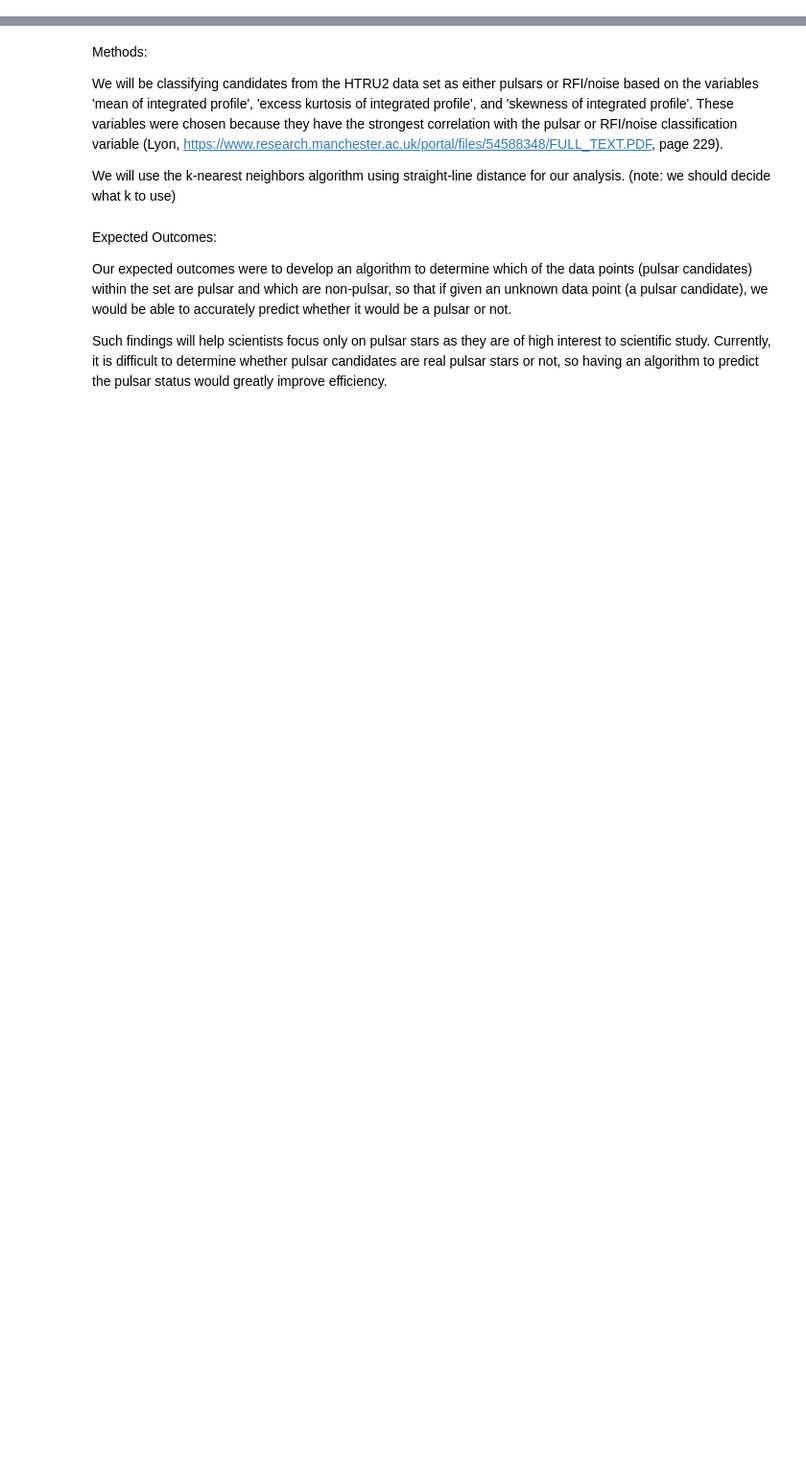
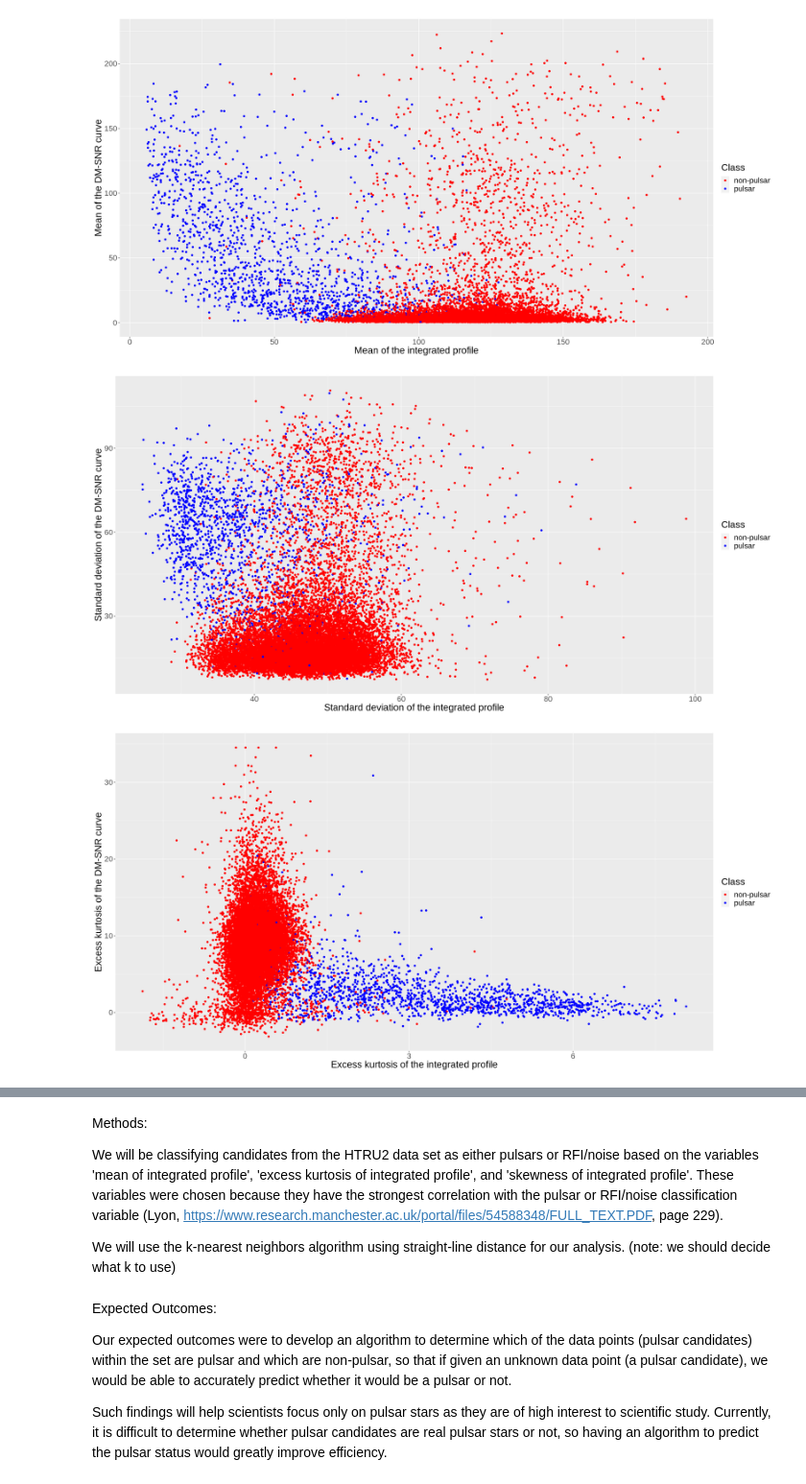
Before and after one commit to Phillipl132/dsci_100_group_24, a Jupyter notebook: Project_Proposal.ipynb, the cells around one changed output, grey strips where cells are left out. Shown at 96% size. Drawn from its saved outputs; the diff is of its cells as text; code cells hidden in the pictures; blank space fills up the shorter version.

```diff
--- a/Project_Proposal.ipynb
+++ b/Project_Proposal.ipynb
@@ -68,3 +49,52 @@ A spec_tbl_df: 17898 × 8
 | 119.33594 | 59.93594 | 0.159363100 | -0.74302540 | 21.4306020 | ... |
 | 114.50781 | 53.90240 | 0.201161383 | -0.02478884 | 1.9464883 | ... |
 | 57.06250 | 85.79734 | 1.406391047 | 0.08951971 | 188.3060201 | ... |
+# %%
+options(repr.plot.width = 20, repr.plot.height = 10)
+pulsar_plot_mean <- pulsar_data %>%
+    ggplot(aes(x = Mean.of.the.integrated.profile , y = Mean.of.the.DM.SNR.curve, colour = Class)) +
+        geom_point() +
+        labs(x = "Mean of the integrated profile", y = "Mean of the DM-SNR curve", colour = "Class") +
+        scale_color_manual(labels = c("non-pulsar", "pulsar"), values = c("red", "blue")) +
+        theme(text = element_text(size=20))
+
+pulsar_plot_mean
+
+
+
+options(repr.plot.width = 20, repr.plot.height = 10)
+pulsar_plot_sd <- pulsar_data %>%
+    ggplot(aes(x = Standard.deviation.of.the.integrated.profile , y = Standard.deviation.of.the.DM.SNR.curve, color = Class)) +
+        geom_point() +
+        labs(x = "Standard deviation of the integrated profile", y = "Standard deviation of the DM-SNR curve", colour = "Class") +
+        scale_color_manual(labels = c("non-pulsar", "pulsar"), values = c("red", "blue")) +
+        theme(text = element_text(size=20))
+
+pulsar_plot_sd
+
+
+
+options(repr.plot.width = 20, repr.plot.height = 10)
+pulsar_plot_excess <- pulsar_data %>%
+    ggplot(aes(x = Excess.kurtosis.of.the.integrated.profile , y = Excess.kurtosis.of.the.DM.SNR.curve, colour = Class)) +
+        geom_point() +
+        labs(x = "Excess kurtosis of the integrated profile", y = "Excess kurtosis of the DM-SNR curve", colour = "Class") +
+        scale_color_manual(labels = c("non-pulsar", "pulsar"), values = c("red", "blue")) +
+        theme(text = element_text(size=20))
+
+pulsar_plot_excess
+
+
+options(repr.plot.width = 20, repr.plot.height = 10)
+pulsar_plot_skewness <- pulsar_data %>%
+    ggplot(aes(x = Skewness.of.the.integrated.profile , y = Skewness.of.the.DM.SNR.curve, colour = Class)) +
+        geom_point() +
+        labs(x = "Skewness of the integrated profile", y = "Skewness of the DM-SNR curve", colour = "Class") +
+        scale_color_manual(labels = c("non-pulsar", "pulsar"), values = c("red", "blue")) +
+        theme(text = element_text(size=20))
+
+pulsar_plot_skewness
+# %% [output]
+[figure, added]
+[figure, added]
+[figure, added]
```
Also changed, not shown: parts of 3 cells of this notebook.
